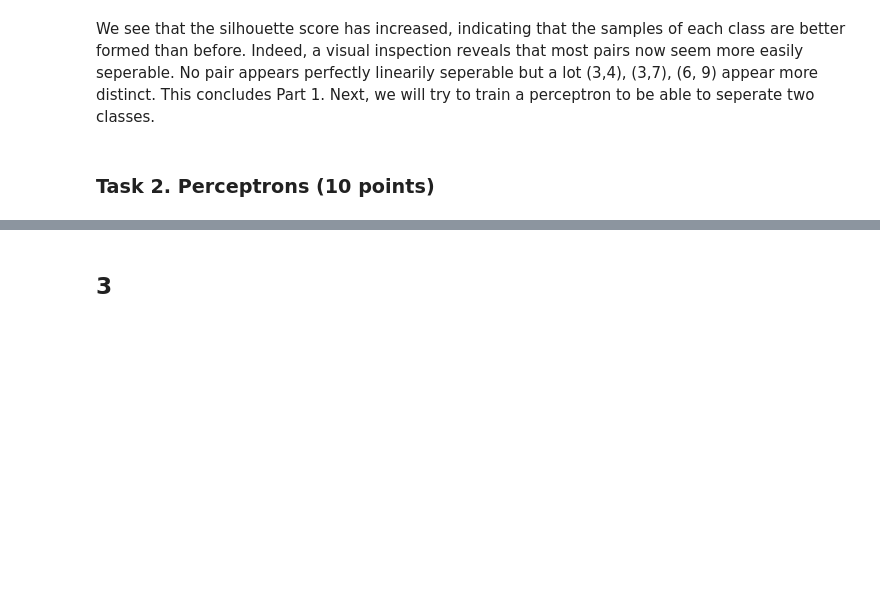
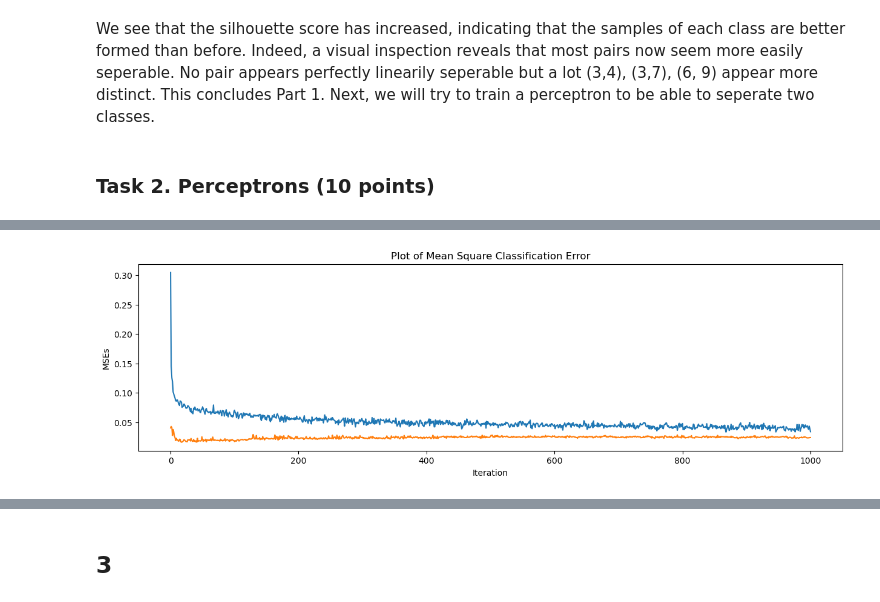
Before and after one commit to Manouil/ffoml, a Jupyter notebook: ga2.ipynb, the cells around one changed output, grey strips where cells are left out. Saved outputs shown, nothing was run; the diff lists cells and outputs as text; code cells hidden in the pictures; blank space fills up the shorter version.

```diff
--- a/ga2.ipynb
+++ b/ga2.ipynb
@@ -205,0 +309,2 @@ print(len(preds))
+# %%
+preds, weights, bias, accuracy, mses, test_mses = init_and_train(x_train, y_train, 8, 9)
@@ -205,0 +329,11 @@ print(len(preds))
+# %%
+# Plot of train dataset MSE against test dataset MSE vs number of iteration
+plt.figure(figsize=(15, 4))
+plt.plot(mses)
+plt.plot(test_mses)
+plt.xlabel('Iteration')
+plt.ylabel('MSEs')
+plt.title('Plot of Mean Square Classification Error')
+plt.show()
+# %% [output]
+[figure, added]
```
Also changed, not shown: parts of 29 cells of this notebook, 1 other file.
